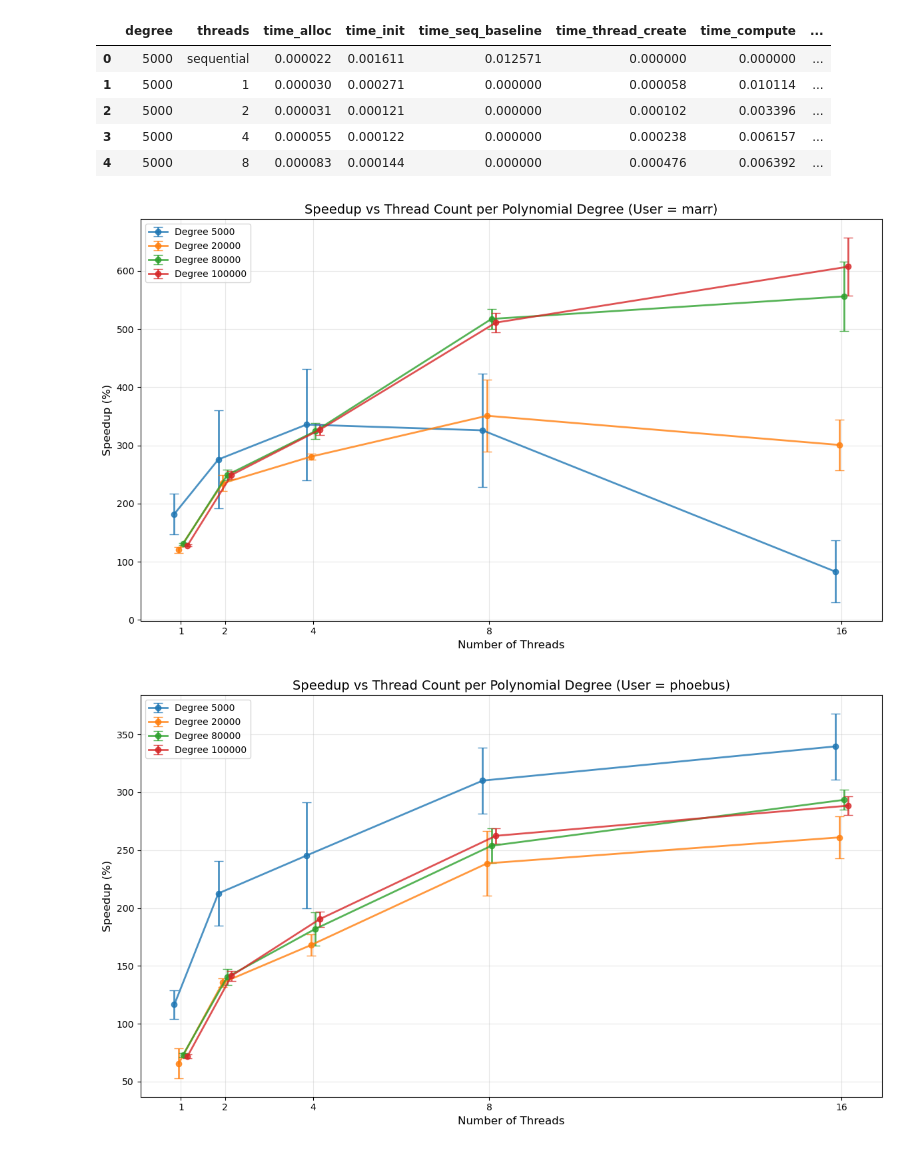
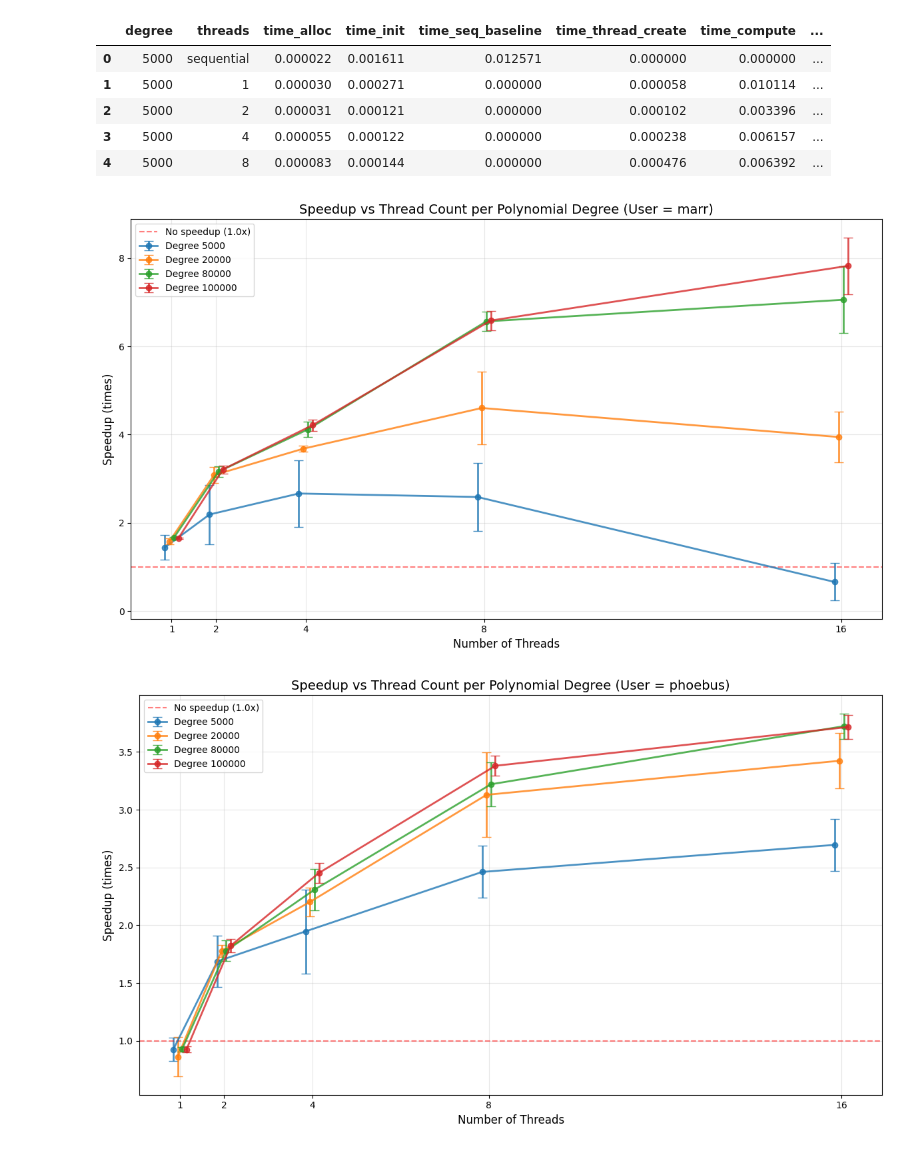
Before and after one commit to marrln/Thread-Experiments, a Jupyter notebook: 1_1_polynomial_multiplication/plotter_1_1.ipynb, the cells around one changed output. Drawn from its saved outputs; the diff is of its cells as text; code cells hidden in the pictures.

Commit message:
Stylize Plots

```diff
--- a/1_1_polynomial_multiplication/plotter_1_1.ipynb
+++ b/1_1_polynomial_multiplication/plotter_1_1.ipynb
@@ -18,14 +18,20 @@ res_1_df.head()
 os.makedirs('plots', exist_ok=True)
 # %%
 # Calculate speedup (sequential time / parallel time)
+# CRITICAL: For each degree, use the CORRECT sequential baseline time
 speedup_data = []
 
 for degree in res_1_df['degree'].unique():
     degree_data = res_1_df[res_1_df['degree'] == degree]
-    seq_time = degree_data[degree_data['threads'] == 'sequential']['time_total'].values
 
-    if len(seq_time) > 0:
-        seq_time = seq_time[0]
+    # Get sequential baseline for THIS SPECIFIC DEGREE
+    seq_times = degree_data[degree_data['threads'] == 'sequential']['time_total'].values
+
+    if len(seq_times) > 0:
+        # Use the mean of sequential times for this degree (in case multiple runs)
+        seq_time = np.mean(seq_times)
+
+        # Calculate speedup for each parallel execution at this degree
         for _, row in degree_data[degree_data['threads'] != 'sequential'].iterrows():
             speedup = seq_time / row['time_total']
             speedup_data.append({
@@ -45,9 +51,7 @@ for user in unique_users:
     user_data = speedup_df[speedup_df['user'] == user]
     speedup_stats = user_data.groupby(['degree', 'threads'])['speedup'].agg(['mean', 'std']).reset_index()
 
-    # Convert to percentage
-    speedup_stats['mean_pct'] = speedup_stats['mean'] * 100
-    speedup_stats['std_pct'] = speedup_stats['std'] * 100
+    # NO conversion to percentage - speedup is dimensionless (e.g., 2.0x)
 
     # Plot speedup with error bars and jitter
     fig, ax = plt.subplots(figsize=(12, 7))
@@ -60,57 +64,53 @@ for user in unique_users:
         degree_stats = speedup_stats[speedup_stats['degree'] == degree].copy()
         # Add jitter to x positions
         x_jitter = degree_stats['threads'] + jitter_offset[idx]
-        ax.errorbar(x_jitter, degree_stats['mean_pct'],
-                    yerr=degree_stats['std_pct'], marker='o', label=f'Degree {int(degree)}',
+        ax.errorbar(x_jitter, degree_stats['mean'],
+                    yerr=degree_stats['std'], marker='o', label=f'Degree {int(degree)}',
                     linewidth=2, capsize=5, linestyle='-', alpha=0.8)
 
     ax.set_xlabel('Number of Threads', fontsize=12)
-    ax.set_ylabel('Speedup (%)', fontsize=12)
+    ax.set_ylabel('Speedup (times)', fontsize=12)
     ax.set_title(f'Speedup vs Thread Count per Polynomial Degree (User = {user})', fontsize=14)
-    ax.legend(fontsize=10)
     ax.grid(True, alpha=0.3)
     ax.set_xticks(sorted(speedup_stats['threads'].unique()))
-
+    ax.axhline(y=1.0, color='r', linestyle='--', alpha=0.5, label='No speedup (1.0x)')
+    ax.legend(fontsize=10)
     plt.tight_layout()
     plt.savefig(f'plots/speedup_per_degree_{user}.png', dpi=300)
     plt.show()
 
 # Create combined plot with all users - calculate mean and std across all users
 if len(unique_users) > 1:
     speedup_stats_all = speedup_df.groupby(['degree', 'threads'])['speedup'].agg(['mean', 'std']).reset_index()
-
-    # Convert to percentage
-    speedup_stats_all['mean_pct'] = speedup_stats_all['mean'] * 100
-    speedup_stats_all['std_pct'] = speedup_stats_all['std'] * 100
 
     fig, ax = plt.subplots(figsize=(12, 7))
 
     unique_degrees = sorted(speedup_stats_all['degree'].unique())
     jitter_offset = np.linspace(-0.15, 0.15, len(unique_degrees))
 
     for idx, degree in enumerate(unique_degrees):
         degree_stats = speedup_stats_all[speedup_stats_all['degree'] == degree].copy()
         x_jitter = degree_stats['threads'] + jitter_offset[idx]
-        ax.errorbar(x_jitter, degree_stats['mean_pct'],
-                    yerr=degree_stats['std_pct'], marker='o', label=f'Degree {int(degree)}',
+        ax.errorbar(x_jitter, degree_stats['mean'],
+                    yerr=degree_stats['std'], marker='o', label=f'Degree {int(degree)}',
                     linewidth=2, capsize=5, linestyle='-', alpha=0.8)
 
     ax.set_xlabel('Number of Threads', fontsize=12)
-    ax.set_ylabel('Speedup (%)', fontsize=12)
+    ax.set_ylabel('Speedup (times)', fontsize=12)
     ax.set_title('Speedup vs Thread Count per Polynomial Degree (All Users Combined)', fontsize=14)
-    ax.legend(fontsize=10)
     ax.grid(True, alpha=0.3)
     ax.set_xticks(sorted(speedup_stats_all['threads'].unique()))
-
+    ax.axhline(y=1.0, color='r', linestyle='--', alpha=0.5, label='No speedup (1.0x)')
+    ax.legend(fontsize=10)
     plt.tight_layout()
     plt.savefig('plots/speedup_per_degree_all_users.png', dpi=300)
     plt.show()
 
-    print("\nCombined Statistics (Mean ± Std %):")
-    print(speedup_stats_all[['degree', 'threads', 'mean_pct', 'std_pct']].to_string(index=False))
+    print("\nCombined Statistics (Mean ± Std):")
+    print(speedup_stats_all[['degree', 'threads', 'mean', 'std']].to_string(index=False))
 
 print(f"\nUnique users: {list(unique_users)}")
 print(f"Plots saved for each user and combined plot.")
 # %% [output]
-[figure, old version]
+[figure, new version]
-[figure, old version]
+[figure, new version]
```
Also changed, not shown: parts of 1 cell of this notebook, 3 other files.
